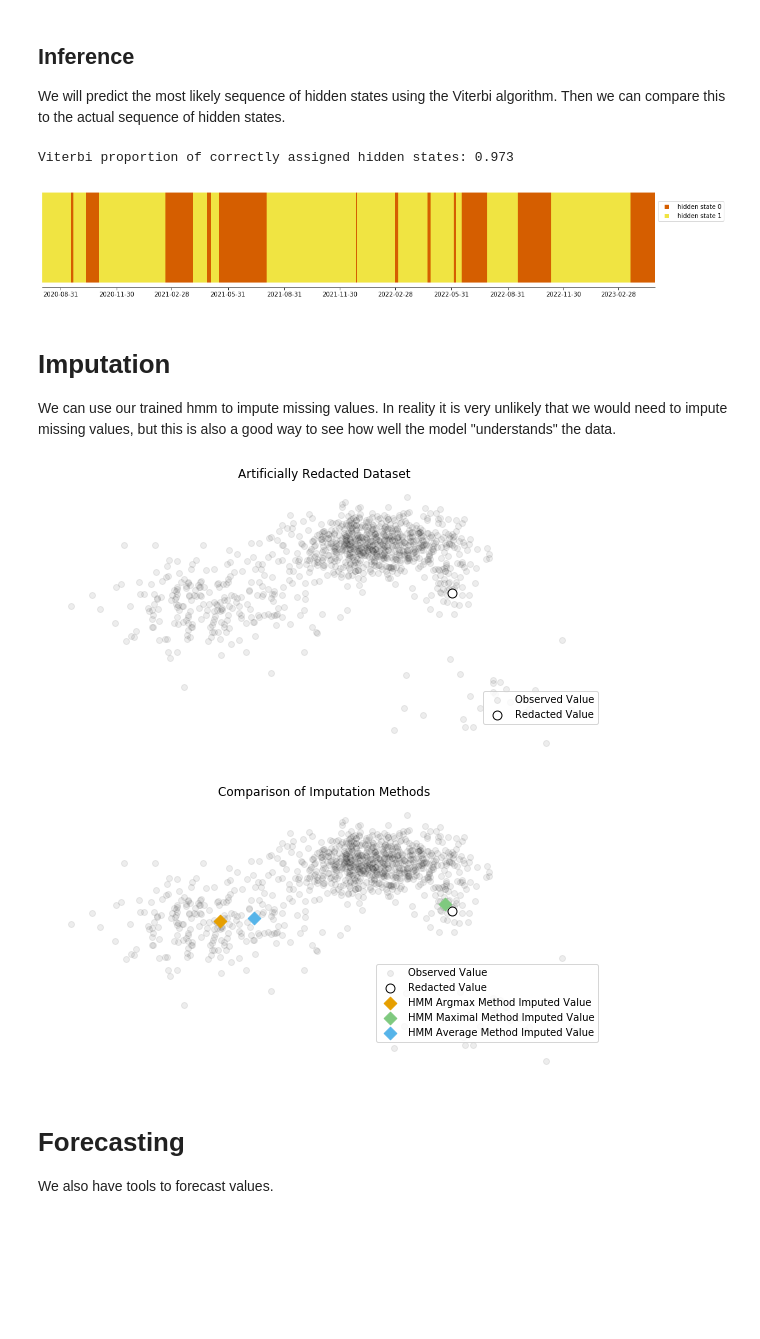
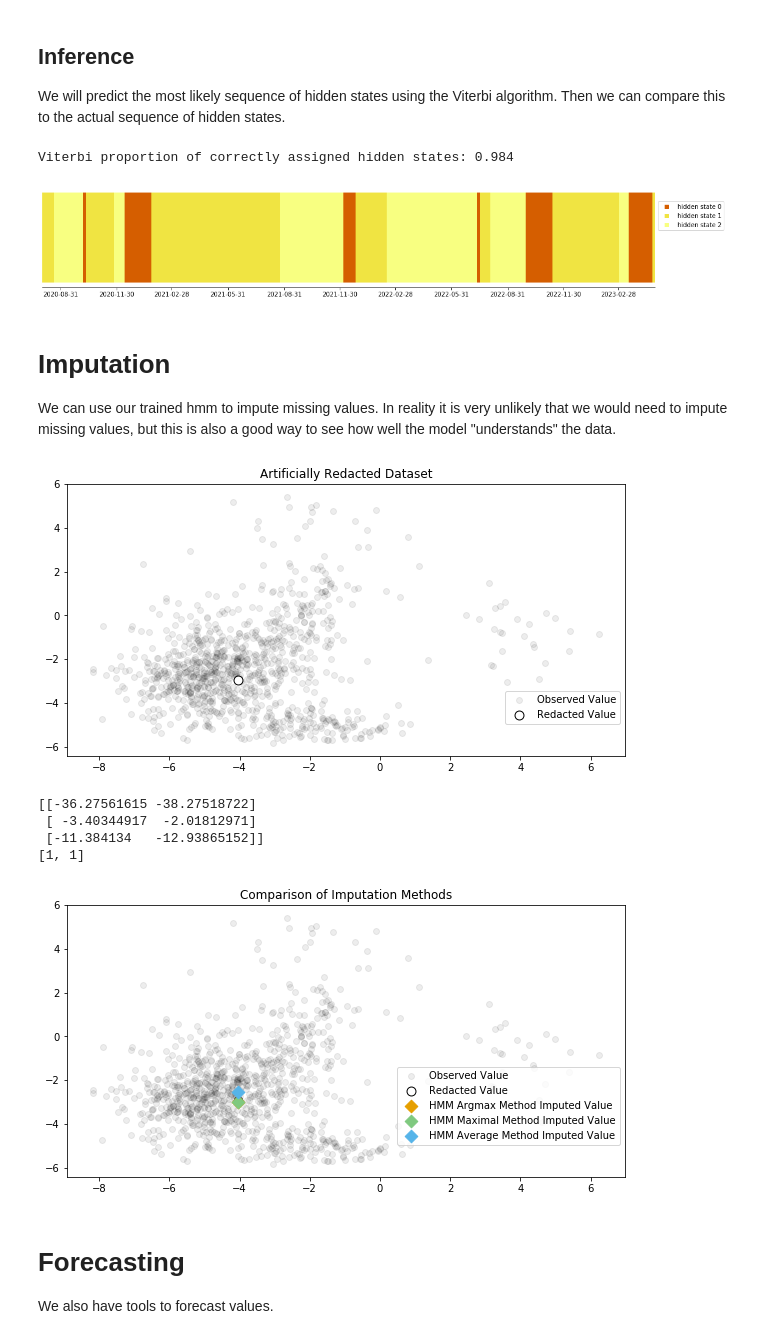
Before and after one commit to annahaensch/hela, a Jupyter notebook: notebooks/tracked/2021_08_17_hmm_workflow_demo.ipynb, the cells around one changed output. Drawn from its saved outputs; the diff is of its cells as text; code cells hidden in the pictures; blank space fills up the shorter version.

```diff
--- a/notebooks/tracked/2021_08_17_hmm_workflow_demo.ipynb
+++ b/notebooks/tracked/2021_08_17_hmm_workflow_demo.ipynb
@@ -38,7 +38,7 @@ In this section we will create an instance of `DiscreteHMMGenerativeModel` which
 We'll start by creating an instance of the generative model.
 # %%
 generative_model = hmm_gen.DiscreteHMMGenerativeModel(
-                                     n_hidden_states =2,
+                                     n_hidden_states =3,
                                      n_gaussian_features=2,
                                      n_categorical_features=1,
                                      n_gmm_components = 2)
@@ -261,8 +261,8 @@ print("Viterbi proportion of correctly assigned hidden states: {}".format(prop_c
 
 state_plot(viterbi_predict, title = None)
 # %% [output]
-Viterbi proportion of correctly assigned hidden states: 0.973
+Viterbi proportion of correctly assigned hidden states: 0.984
-[figure, old version]
+[figure, new version]
 # %% [markdown]
 # Imputation
 
@@ -303,40 +303,40 @@ def imputed_scatter_all(data,
                               marker = "D",
                               s = 80,
                               label = "HMM Argmax Method Imputed Value")
 
     if imputed_data_hmm_max is not None:
         ax.scatter(imputed_data_hmm_max.loc[df.index,"gaussian_feature_0"],
                    imputed_data_hmm_max.loc[df.index,"gaussian_feature_1"],
                               color = COLOR_MAP["green"],
                               marker = "D",
                    s = 80,
                             label = "HMM Maximal Method Imputed Value")
 
     if imputed_data_hmm_avg is not None:
         ax.scatter(imputed_data_hmm_avg.loc[df.index,"gaussian_feature_0"],
                    imputed_data_hmm_avg.loc[df.index,"gaussian_feature_1"],
                               color = COLOR_MAP["light_blue"],
                               marker = "D",
                    s = 80,
                               label = "HMM Average Method Imputed Value")
 
-    ax.set_xticks([])
-    ax.set_yticks([])
+    #ax.set_xticks([])
+    #ax.set_yticks([])
 
-    ax.spines['top'].set_visible(False)
-    ax.spines['left'].set_visible(False)
-    ax.spines['right'].set_visible(False)
-    ax.spines['bottom'].set_visible(False)
+    #ax.spines['top'].set_visible(False)
+    #ax.spines['left'].set_visible(False)
+    #ax.spines['right'].set_visible(False)
+    #ax.spines['bottom'].set_visible(False)
 
     plt.title(title)
     plt.legend(bbox_to_anchor = (1,.1), loc = "lower right")
     plt.show()
 
 imputed_scatter_all(hmm_data,
                         incomplete_data = incomplete_data,
                         title = "Artificially Redacted Dataset")
 # %% [output]
-[figure, old version]
+[figure, new version]
 # %%
 # Load imputation tool.
 imp = hmm.HMMImputationTool(model = model)
@@ -349,6 +349,11 @@ imputed_data_hmm_arg = imp.impute_missing_data(
 
 imputed_data_hmm_max = imp.impute_missing_data(
         incomplete_data, method='hmm_maximal')
+# %% [output]
+[[-36.27561615 -38.27518722]
+ [ -3.40344917  -2.01812971]
+ [-11.384134   -12.93865152]]
+[1, 1]
 # %%
 imputed_scatter_all(hmm_data,
                         incomplete_data,
@@ -357,7 +362,7 @@ imputed_scatter_all(hmm_data,
                         imputed_data_hmm_max = imputed_data_hmm_max,
                         title = "Comparison of Imputation Methods")
 # %% [output]
-[figure, old version]
+[figure, new version]
 # %% [markdown]
 # Forecasting
 
```
Also changed, not shown: parts of 12 cells of this notebook, 1 other file.
